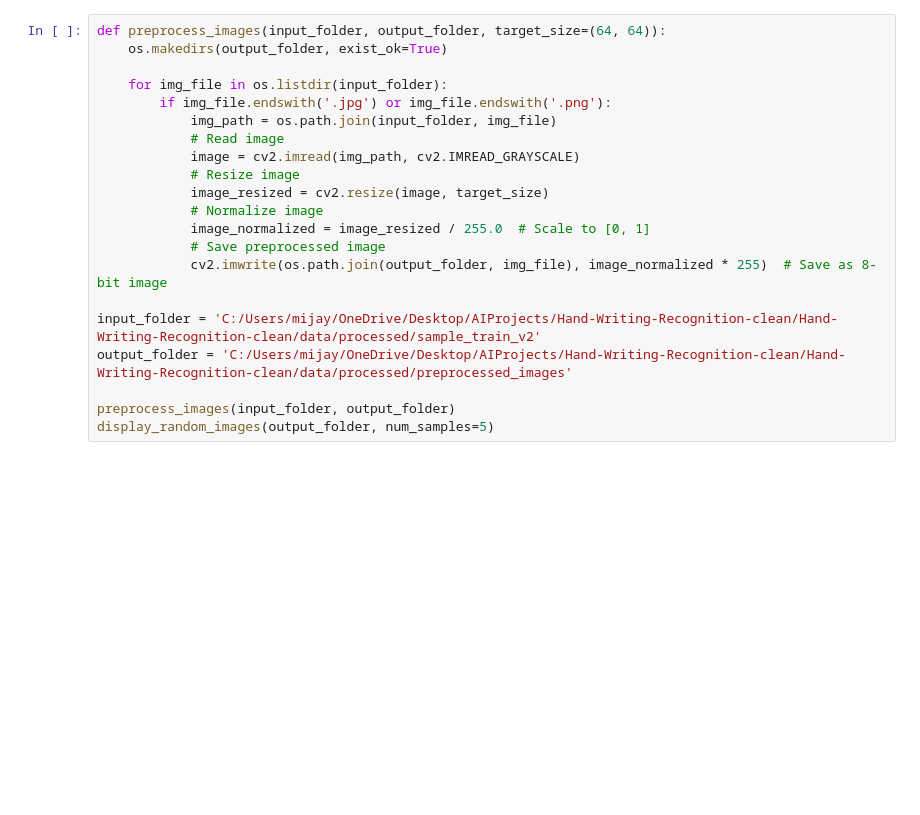
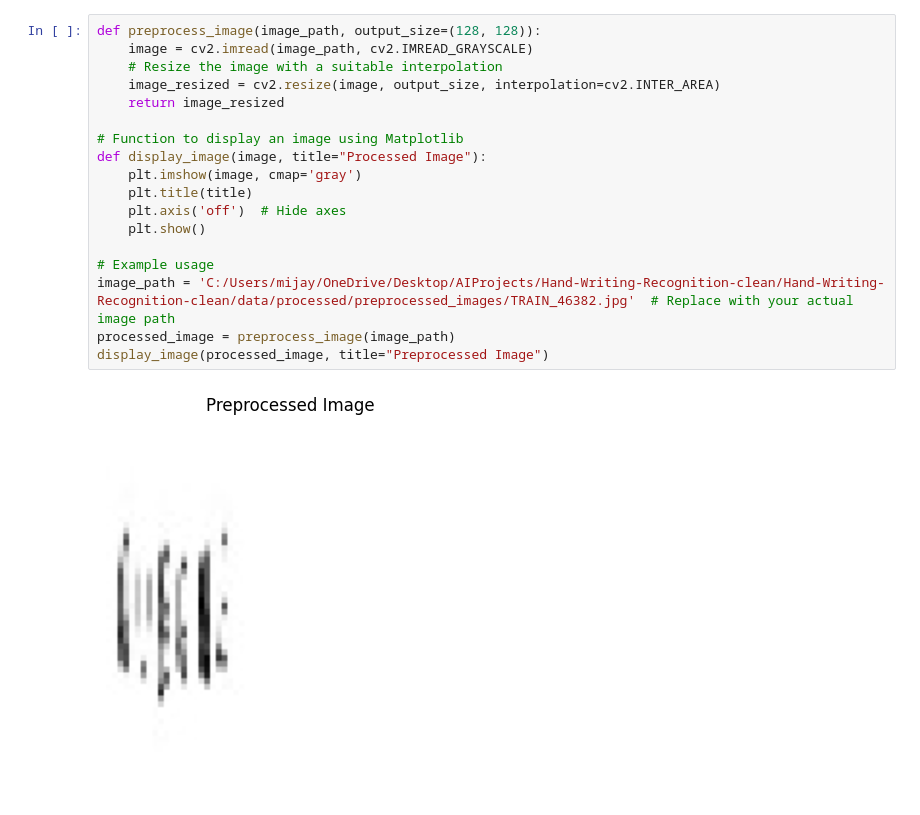
Before and after one commit to Minhoru123/Hand-Writing-Recognition-clean, a Jupyter notebook: src/handwriting_recognition.ipynb, the cells around one changed output. Cells and saved outputs as stored; diff of their text form; blank space fills up the shorter version.

Commit message:
updated jupyter notebook on displaying the images

```diff
--- a/src/handwriting_recognition.ipynb
+++ b/src/handwriting_recognition.ipynb
@@ -36,21 +36,20 @@ display_random_images('C:/Users/mijay/OneDrive/Desktop/AIProjects/Hand-Writing-R
-# %%
-def preprocess_images(input_folder, output_folder, target_size=(64, 64)):
-    os.makedirs(output_folder, exist_ok=True)
-
-    for img_file in os.listdir(input_folder):
-        if img_file.endswith('.jpg') or img_file.endswith('.png'):
-            img_path = os.path.join(input_folder, img_file)
-            # Read image
-            image = cv2.imread(img_path, cv2.IMREAD_GRAYSCALE)
-            # Resize image
-            image_resized = cv2.resize(image, target_size)
-            # Normalize image
-            image_normalized = image_resized / 255.0  # Scale to [0, 1]
-            # Save preprocessed image
-            cv2.imwrite(os.path.join(output_folder, img_file), image_normalized * 255)  # Save as 8-bit image
-
-input_folder = 'C:/Users/mijay/OneDrive/Desktop/AIProjects/Hand-Writing-Recognition-clean/Hand-Writing-Recognition-clean/data/processed/sample_train_v2'
-output_folder = 'C:/Users/mijay/OneDrive/Desktop/AIProjects/Hand-Writing-Recognition-clean/Hand-Writing-Recognition-clean/data/processed/preprocessed_images'
-
-preprocess_images(input_folder, output_folder)
-display_random_images(output_folder, num_samples=5)
+# %%
+def preprocess_image(image_path, output_size=(128, 128)):
+    image = cv2.imread(image_path, cv2.IMREAD_GRAYSCALE)
+    # Resize the image with a suitable interpolation
+    image_resized = cv2.resize(image, output_size, interpolation=cv2.INTER_AREA)
+    return image_resized
+
+# Function to display an image using Matplotlib
+def display_image(image, title="Processed Image"):
+    plt.imshow(image, cmap='gray')
+    plt.title(title)
+    plt.axis('off')  # Hide axes
+    plt.show()
+
+# Example usage
+image_path = 'C:/Users/mijay/OneDrive/Desktop/AIProjects/Hand-Writing-Recognition-clean/Hand-Writing-Recognition-clean/data/processed/preprocessed_images/TRAIN_46382.jpg'  # Replace with your actual image path
+processed_image = preprocess_image(image_path)
+display_image(processed_image, title="Preprocessed Image")
+# %% [output]
+[figure, added]
```
Also changed, not shown: parts of 3 cells of this notebook.
